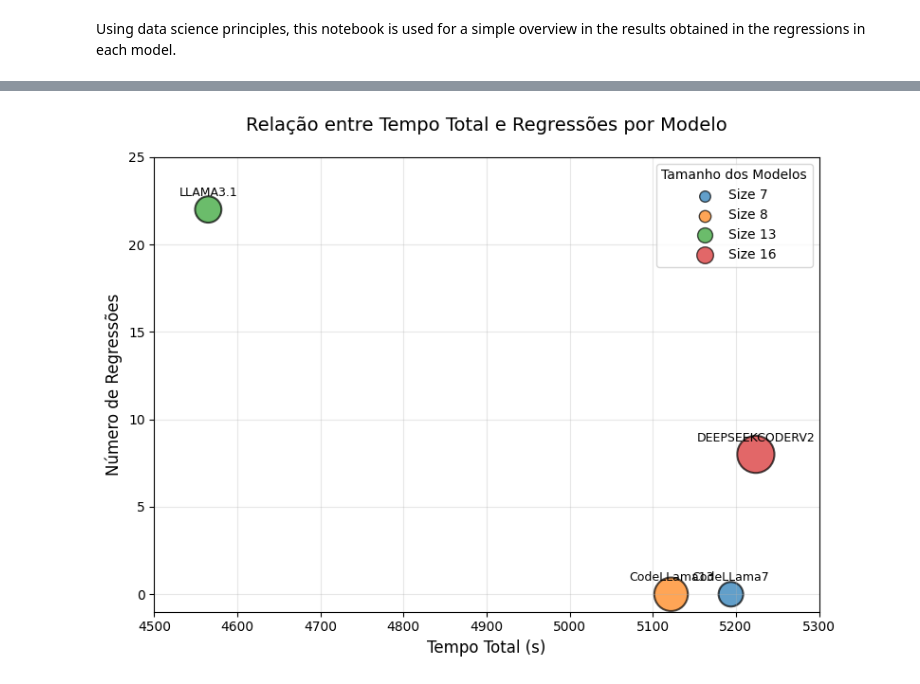
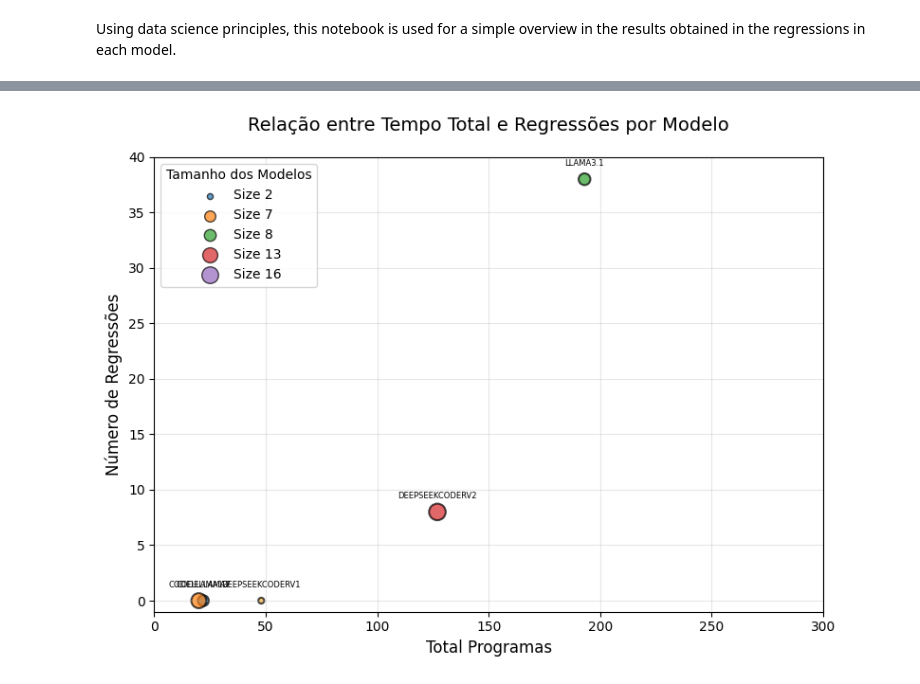
Before and after one commit to lac-dcc/baku, a Jupyter notebook: notebooks/visualization/BAKU_regression_view.ipynb, the cells around one changed output, grey strips where cells are left out. Drawn from its saved outputs; the diff is of its cells as text; code cells hidden in the pictures.

```diff
--- a/notebooks/visualization/BAKU_regression_view.ipynb
+++ b/notebooks/visualization/BAKU_regression_view.ipynb
@@ -8,50 +8,49 @@ Using data science principles, this notebook is used for a simple overview in th
 import matplotlib.pyplot as plt
 import pandas as pd
 
-df = pd.read_csv("../../data/TimeCodeExperiment/compiled_models.csv")
+df = pd.read_csv("../../data/TimeCodeExperiment/compiled_models2.csv")
 
-color =  ['#1f77b4', '#ff7f0e', '#2ca02c', '#d62728']
+color =  ['#1f77b4', '#ff7f0e', '#2ca02c', '#d62728','#fab342']
 
 plt.figure(figsize=(8, 6))
 plt.scatter(
-    x=df['total_time'],
-    y=df['regression'],
-    s=df['size']*50,
+    x=df['total'],
+    y=df['regressions'],
+    s=df['size']*10,
     c=color,
     alpha=0.7,
     edgecolors='k',
     linewidth=1.5
 )
 
-# Adicionando rótulos
 for i, row in df.iterrows():
     plt.annotate(
         row['model'],
-        (row['total_time'], row['regression']),
+        (row['total'], row['regressions']),
         textcoords="offset points",
         xytext=(0,10),
         ha='center',
-        fontsize=9
+        fontsize=6
     )
 
 # Customização do gráfico
 plt.title('Relação entre Tempo Total e Regressões por Modelo', fontsize=14, pad=20)
-plt.xlabel('Tempo Total (s)', fontsize=12)
+plt.xlabel('Total Programas', fontsize=12)
 plt.ylabel('Número de Regressões', fontsize=12)
 plt.grid(True, alpha=0.3)
-plt.xlim(4500, 5300)
-plt.ylim(-1, 25)
+plt.xlim(0, 300)
+plt.ylim(-1, 40)
 
 # Legenda de tamanho
 sizes = df['size'].unique()
 for size in sorted(sizes):
     plt.scatter([], [], s=size*10, label=f'Size {size}', edgecolors='k', alpha=0.7)
-plt.legend(title='Tamanho dos Modelos', frameon=True, loc='upper right')
+plt.legend(title='Tamanho dos Modelos', frameon=True, loc='upper left')
 
 plt.tight_layout()
 plt.show()
 # %% [output]
-[figure, old version]
+[figure, new version]
 # %%
 
 
```
Also changed, not shown: parts of 3 cells of this notebook, 26 other files.
